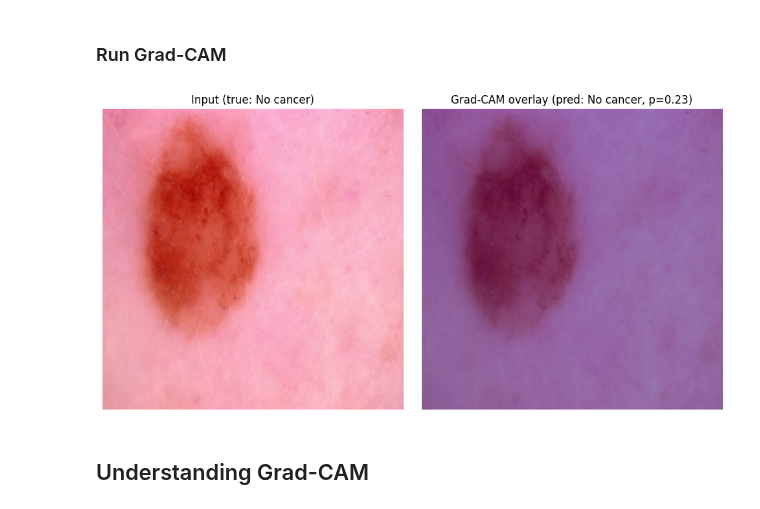
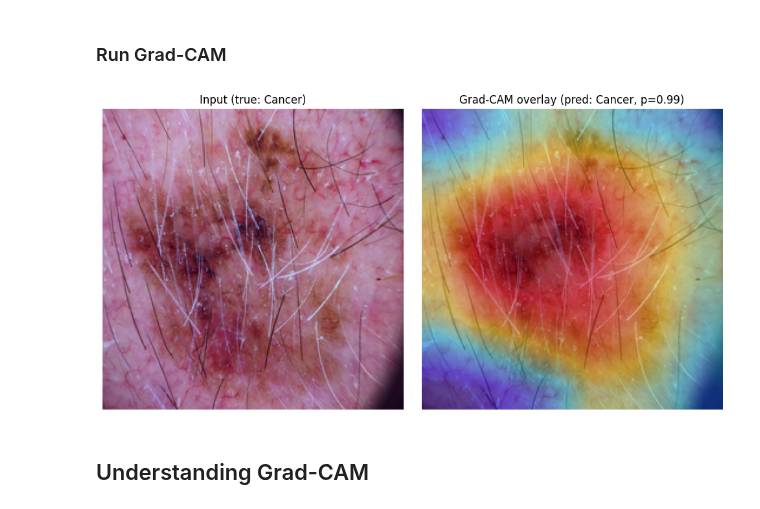
Before and after one commit to elenaps26/melanoma-detection-group12, a Jupyter notebook: test-melanoma-students.ipynb, the cells around one changed output. Cells and saved outputs as stored; diff of their text form; code cells hidden in the pictures.

Commit message:
Kaggle Notebook | Melanoma_detection | Version 1

```diff
--- a/test-melanoma-students.ipynb
+++ b/test-melanoma-students.ipynb
@@ -379,0 +569,10 @@ LOCAL_RANK: 0 - CUDA_VISIBLE_DEVICES: [0,1]
+# %%
+data_dir = '/kaggle/input/datasets/matthancaan/medical-ai-with-test-set/classification/'
+
+config['train_data_dir'] = os.path.join(data_dir, 'train')
+config['val_data_dir']   = os.path.join(data_dir, 'val')
+config['test_data_dir']  = os.path.join(data_dir, 'test')
+
+print("test_data_dir:", config['test_data_dir'])
+test_files = glob.glob(os.path.join(config['test_data_dir'], 'img*.nii'))
+print(f"Found {len(test_files)} files")
@@ -380,5 +696,22 @@ LOCAL_RANK: 0 - CUDA_VISIBLE_DEVICES: [0,1]
 # %% [markdown]
 **GRAD CAM (Gradient-weighted Class Activation Mapping)
+# %%
+model = model.to(device)
+model.eval()
+
+eval_transform = get_eval_transform(config)
+test_ds = Scan_Dataset(os.path.join(data_dir, 'val'), transform=eval_transform)
+
+probs = []
+for idx in range(len(test_ds)):
+    img_i, label_i = test_ds[idx]
+    xi = img_i.unsqueeze(0).float().to(device)
+    p1 = torch.sigmoid(model(xi)).item()
+    probs.append(p1)
+
+probs = np.array(probs)
+print(f"Min: {probs.min():.4f}, Max: {probs.max():.4f}, Mean: {probs.mean():.4f}, Std: {probs.std():.4f}")
+print(f"Below 0.01: {(probs<0.01).sum()}, Above 0.99: {(probs>0.99).sum()}, In between: {((probs>=0.01)&(probs<=0.99)).sum()}")
 # %%
 class GradCAMClassification:
     """
@@ -443,13 +776,17 @@ model.eval()  # eval mode, but Grad-CAM still needs gradients (do NOT use torch.
 
 # set your layer number and test image number here
 layer_number = 3
-test_image_number = 0
+test_image_number = 106
 
 def get_target_layer(classifier):
     """Returns the last convolutional layer of the underlying feature extractor."""
     inner = classifier.model
     if isinstance(inner, SimpleConvNet):
         return inner.layers[layer_number]          # last Conv2d before the final MaxPool
+    elif isinstance(inner, ResNet34Classifier):
+        return inner.model.layer4[-1]   # last residual block of the final stage — standard Grad-CAM target for ResNets
+    elif isinstance(inner, ResNet18Classifier):
+        return inner.model.layer4[-1]
     else:
         raise ValueError(f'No target layer defined for model type: {type(inner)}')
 
@@ -458,32 +795,42 @@ gradcam = GradCAMClassification(model, target_layer)
 
 # FIXME: test set not defined yet, using validation set instead (see config above)
 # grab a sample from the classification test set
-test_ds = Scan_Dataset(os.path.join(data_dir, 'val'), transform=transforms.Compose([transforms.ToTensor()]))
+
+def get_eval_transform(config):
+    to_tensor = transforms.Lambda(lambda x: torch.from_numpy(x).permute(2, 0, 1).float() / 255.0)
+    if config.get('pretrained_normalization', False):
+        normalize = transforms.Normalize(mean=[0.485, 0.456, 0.406], std=[0.229, 0.224, 0.225])
+        return transforms.Compose([to_tensor, normalize])
+    else:
+        return transforms.Compose([to_tensor])
+
+eval_transform = get_eval_transform(config)
+test_ds = Scan_Dataset(os.path.join(data_dir, 'val'), transform=eval_transform)
 image, label = test_ds[test_image_number]
 
 x = image.unsqueeze(0).float().to(device)  # [1,C,H,W]
 
 cam, prob = gradcam.compute_cam(x)
 pred_label = int(prob > 0.5)
 
 # original image for overlay (convert to HWC, uint8)
 img_np = image.permute(1, 2, 0).cpu().numpy() if image.dim() == 3 else image.cpu().numpy()
 img_np = np.uint8(255 * (img_np - img_np.min()) / (img_np.max() - img_np.min() + 1e-8))
 
 heatmap = np.uint8(255 * cam)
 heatmap_color = cv2.applyColorMap(heatmap, cv2.COLORMAP_JET)
 heatmap_color = cv2.cvtColor(heatmap_color, cv2.COLOR_BGR2RGB)
 
 overlay = cv2.addWeighted(img_np, 0.6, heatmap_color, 0.4, 0)
 
 fig, ax = plt.subplots(1, 2, figsize=(10, 5))
 ax[0].imshow(img_np)
 ax[0].set_title(f'Input (true: {"Cancer" if label else "No cancer"})')
 ax[0].axis('off')
 ax[1].imshow(overlay)
 ax[1].set_title(f'Grad-CAM overlay (pred: {"Cancer" if pred_label else "No cancer"}, p={prob:.2f})')
 ax[1].axis('off')
 plt.tight_layout()
 plt.show()
 # %% [output]
-[figure, old version]
+[figure, new version]
```
Also changed, not shown: parts of 58 cells of this notebook.
